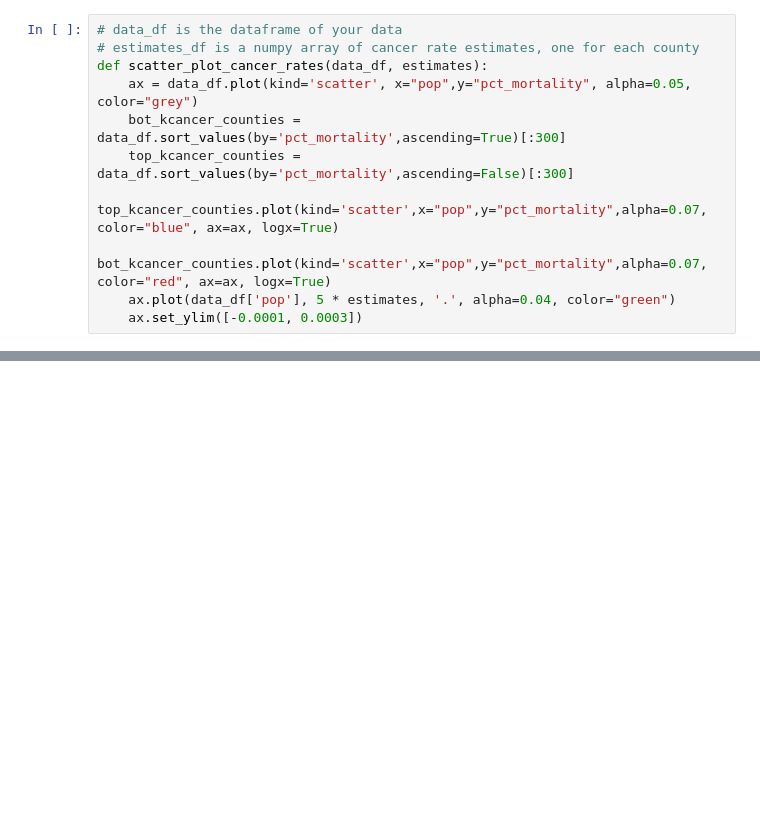
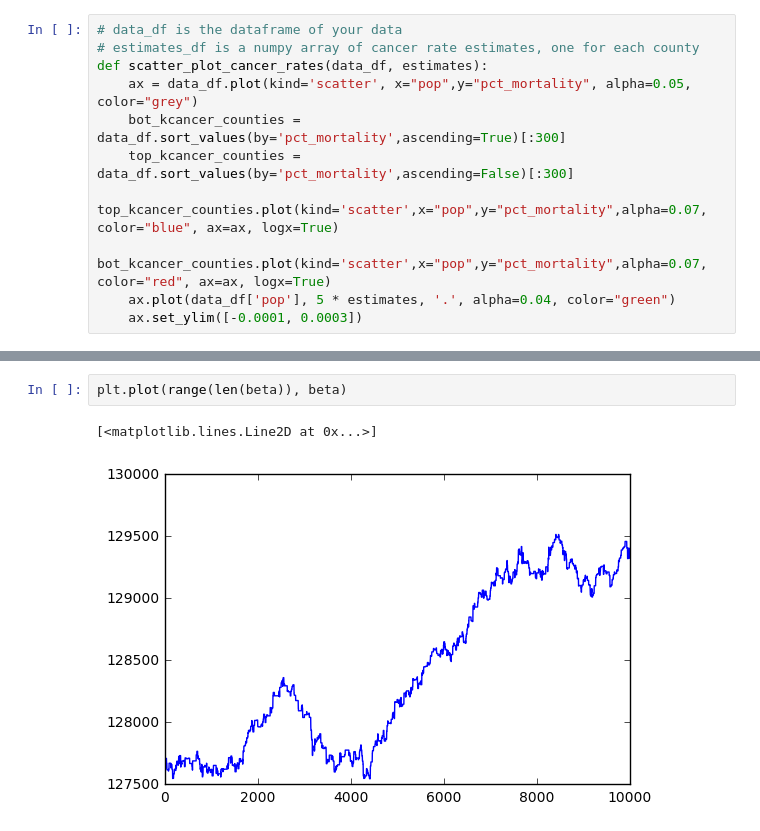
Before and after one commit to chengyeliu/2017HWs, a Jupyter notebook: HW7/AM207_HW7_Solutions.ipynb, the cells around one changed output, grey strips where cells are left out. Saved outputs shown, nothing was run; the diff lists cells and outputs as text; blank space fills up the shorter version.

```diff
--- a/HW7/AM207_HW7_Solutions.ipynb
+++ b/HW7/AM207_HW7_Solutions.ipynb
@@ -264 +228,6 @@ plt.plot(range(len(theta_0)), theta_0)
+# %%
+plt.plot(range(len(beta)), beta)
+# %% [output]
+[<matplotlib.lines.Line2D at 0x...>]
+[figure, added]
 # %%
```
Also changed, not shown: parts of 14 cells of this notebook.
